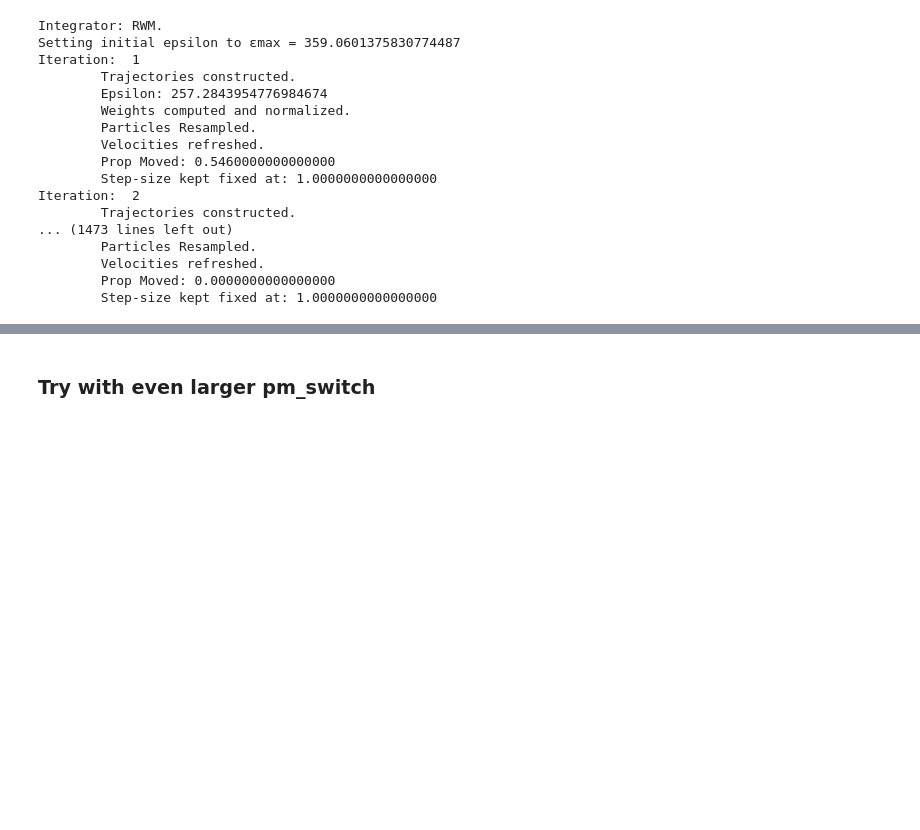
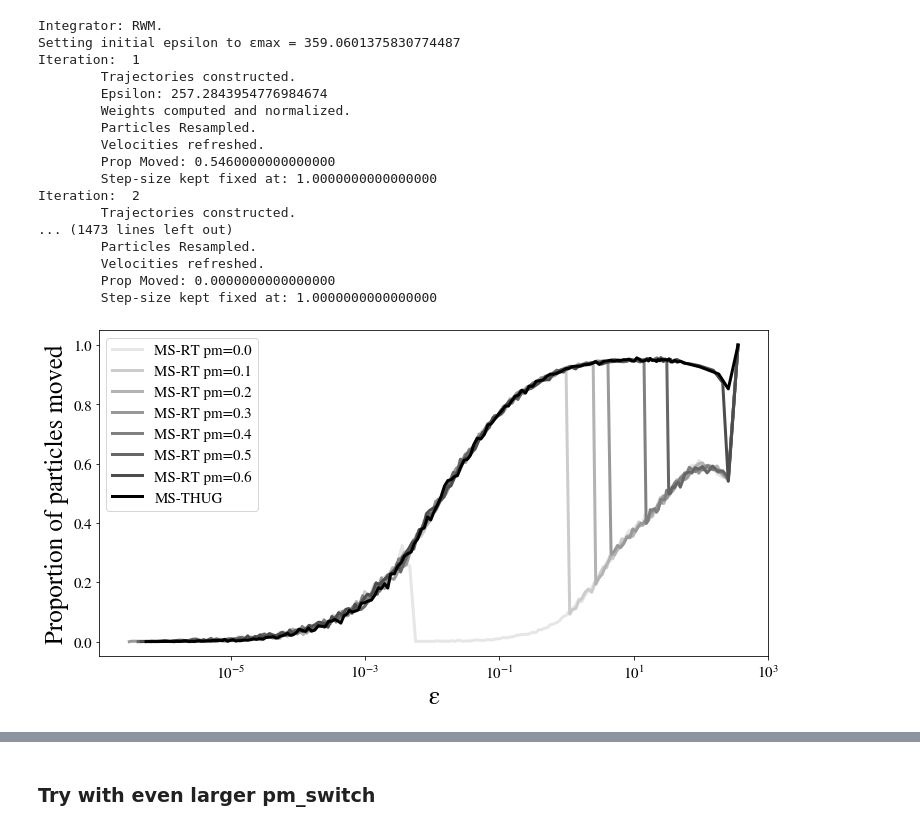
Before and after one commit to MauroCE/ManifoldSampling, a Jupyter notebook: Experiment 84 .ipynb, the cells around one changed output, grey strips where cells are left out. Saved outputs shown, nothing was run; the diff lists cells and outputs as text; code cells hidden in the pictures; blank space fills up the shorter version.

Commit message:
switching

```diff
--- a/Experiment 84 .ipynb
+++ b/Experiment 84 .ipynb
@@ -178,3 +159,27 @@ def lighten_color(color, amount=0.5):
+# %%
+rc('font',**{'family':'STIXGeneral'})
+LW = 3
+fig, ax = plt.subplots(figsize=(12, 6))
+# SMC SWITCH
+# ax.plot(SMC_RT_1.εs, SMC_RT_1.APS, label='SMC-RT', color=SMC_RT_COLOR)
+# MS SWITCH
+ax.plot(MS_RT_00.εs[:-59], MS_RT_00.PROP_MOVED[:-59], label='MS-RT pm=0.0', color=lighten_color('black', 0.1), zorder=1, lw=LW)
+ax.plot(MS_RT_1.εs, MS_RT_1.PROP_MOVED, label='MS-RT pm=0.1', color=lighten_color('black', 0.2), zorder=2, lw=LW)
+ax.plot(MS_RT_1_new.εs, MS_RT_1_new.PROP_MOVED, label='MS-RT pm=0.2', color=lighten_color('black', 0.3), zorder=3, lw=LW)
+ax.plot(MS_RT_1_new_new.εs, MS_RT_1_new_new.PROP_MOVED, label='MS-RT pm=0.3', color=lighten_color('black', 0.4), zorder=4, lw=LW)
+ax.plot(MS_RT_1_new_new_new.εs, MS_RT_1_new_new_new.PROP_MOVED, label='MS-RT pm=0.4', color=lighten_color('black', 0.5), zorder=5, lw=LW)
+ax.plot(MS_RT_1_new_new_new_new.εs, MS_RT_1_new_new_new_new.PROP_MOVED, label='MS-RT pm=0.5', color=lighten_color('black', 0.6), zorder=6, lw=LW)
+ax.plot(MS_RT_1_06.εs, MS_RT_1_06.PROP_MOVED, label='MS-RT pm=0.6', color=lighten_color('black', 0.7), zorder=7, lw=LW)
+ax.plot(MS_THUG.εs, MS_THUG.PROP_MOVED, label='MS-THUG', color=lighten_color('black', 1.0), zorder=8, lw=LW)
+ax.set_xscale('log')
+ax.tick_params(axis='both', which='major', labelsize=15)
+ax.set_xlabel(r'$\mathregular{\epsilon}$', fontsize=25)
+ax.set_ylabel('Proportion of particles moved', fontsize=25)
+ax.legend(fontsize=15)
+plt.savefig('figures/ms_prop_particles_moved_switch.png')
+plt.show()
+# %% [output]
+[figure, added]
 # %%
 rc('font',**{'family':'STIXGeneral'})
 
```
Also changed, not shown: parts of 6 cells of this notebook, 30 other files.
